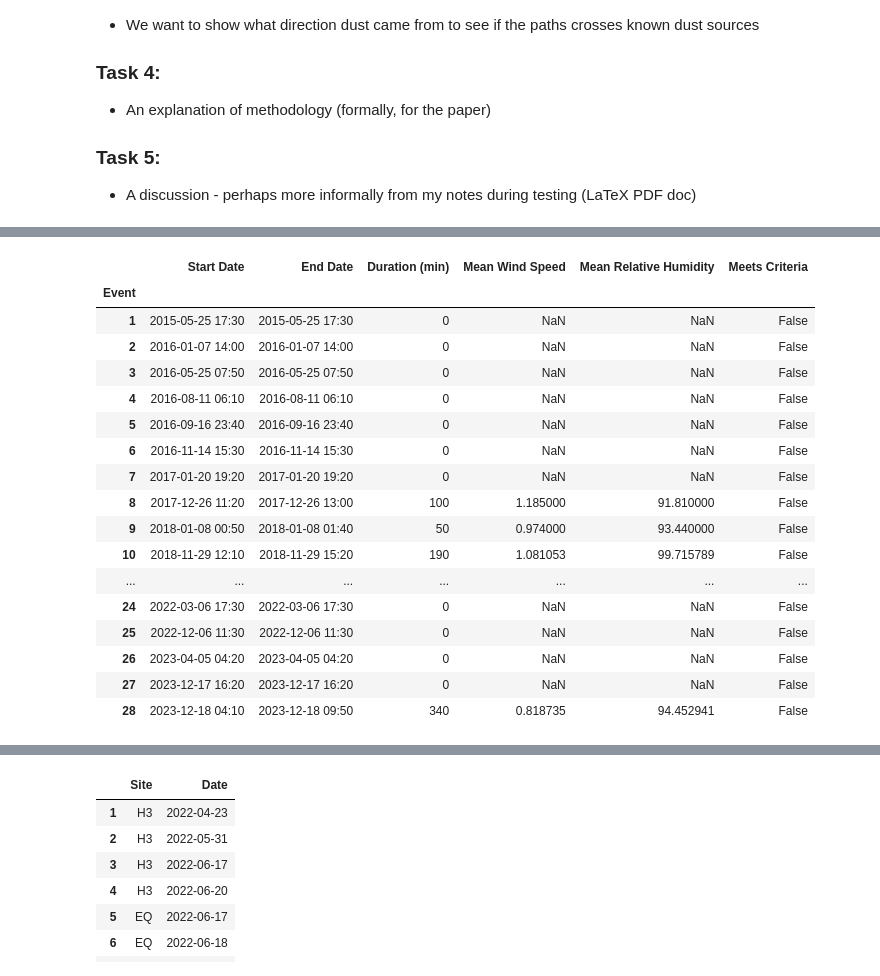
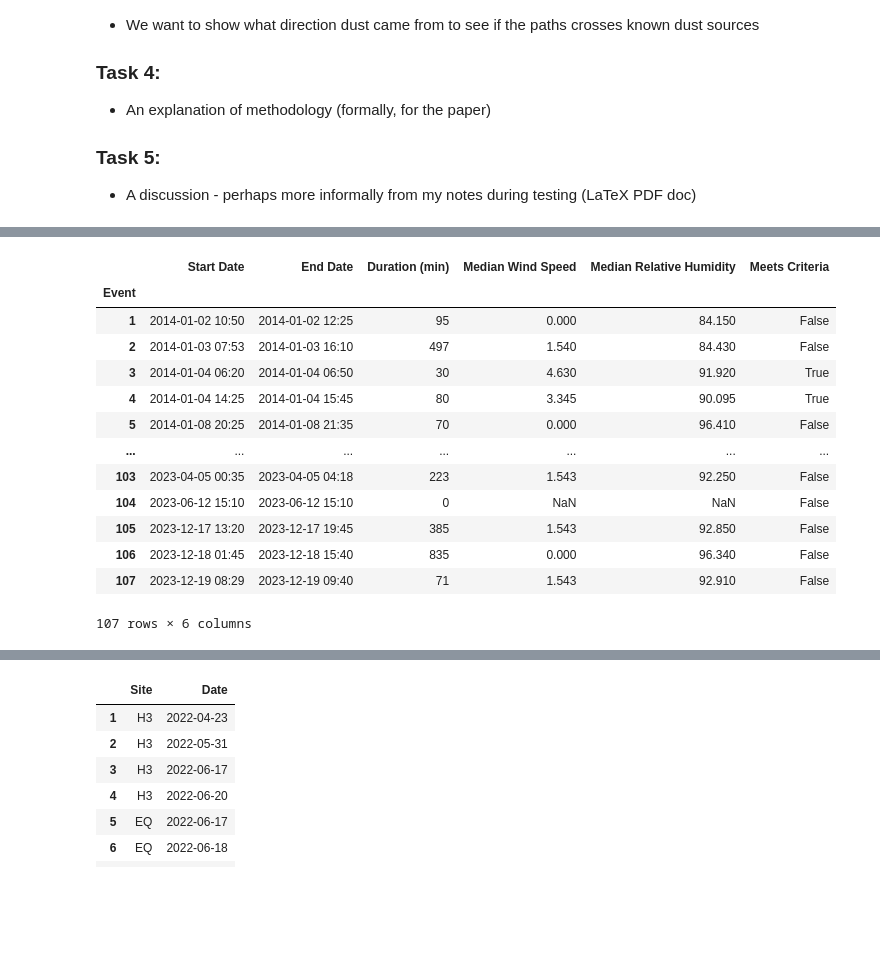
Before and after one commit to Bingham-Research-Center/gsl-dust, a Jupyter notebook: visibility.ipynb, the cells around one changed output, grey strips where cells are left out. Saved outputs shown, nothing was run; the diff lists cells and outputs as text; code cells hidden in the pictures; blank space fills up the shorter version.

```diff
--- a/visibility.ipynb
+++ b/visibility.ipynb
@@ -207,10 +207,10 @@ for loc, stid in stids_vis.items():
     stid_dict[loc] = _df
 
 # for sake of debugging
-site = "Hawthorne"
+# site = "Hawthorne"
 # site = "Bountiful"
 # site = "Weber"
-# site = "Magna"
+site = "Magna"
 # site = "Herriman"
 
 stid = stids_vis[site]
@@ -236,9 +236,15 @@ stid_df
 # %%
-# Now let's detect a "dust event" using the NWS definition of visibility < 0.25 miles (402m) for 3 hours
-# We can do this by creating a new column that is True if visibility < 402m
+# We could define "dust event" using the NWS definition of visibility < 0.25 miles (402m) for 3 hours
+# This may be too conservative
 
-viz_miles = 0.25
-# viz_miles = 0.5
+# Parameters
+max_gap_hours = 3
+
+# 402m
+# viz_miles = 0.25
+# 804m
+viz_miles = 0.5
+
 stid_df['dust_threshold'] = stid_df['visibility'] < viz_miles
 
 # Calculate if a dust event is underway if the threshold is exceeded for 3 hours
@@ -347,58 +348,55 @@ events_df
 all_dust_events = []
 
 for case_num in events_df.index:
     start_date = events_df['Start Date'].loc[case_num]
     end_date = events_df['End Date'].loc[case_num]
 
     # Get the time series data for the case
     stid_df_case = stid_df.loc[start_date:end_date]
 
-    # Calculate the mean wind speed and relative humidity for the case
-    mean_wind_speed = np.nanmean(stid_df_case['wind_speed'])
-    mean_relative_humidity = np.nanmean(stid_df_case['relative_humidity'])
+    # Calculate the median wind speed and relative humidity for the case
+    median_wind_speed = np.nanmedian(stid_df_case['wind_speed'])
+    median_relative_humidity = np.nanmedian(stid_df_case['relative_humidity'])
 
     # Check if the case meets the criteria
-    meets_criteria = (mean_wind_speed > 4) and (mean_relative_humidity < 90)
+    # We assume that the dust is lofted by wind, or a cold pool is cleared out
+    # We also rule out low visibility due to fog or precipitation
+    meets_criteria = (median_wind_speed > 2) and (median_relative_humidity < 95)
 
     all_dust_events.append({
         'Start Date': start_date,
         'End Date': end_date,
         'Duration (min)': events_df['Duration (min)'].loc[case_num],
-        'Mean Wind Speed': mean_wind_speed,
-        'Mean Relative Humidity': mean_relative_humidity,
+        'Median Wind Speed': median_wind_speed,
+        'Median Relative Humidity': median_relative_humidity,
         'Meets Criteria': meets_criteria
     })
 
 # Create a DataFrame for the events
 all_dust_events_df = pd.DataFrame(all_dust_events)
 
 # Display the DataFrame with formatted dates
 # all_dust_events_df['Start Date'] = all_dust_events_df['Start Date'].dt.strftime('%Y-%m-%d %H:%M')
 # all_dust_events_df['End Date'] = all_dust_events_df['End Date'].dt.strftime('%Y-%m-%d %H:%M')
 
 # Set case number as index
 all_dust_events_df.set_index(events_df.index, inplace=True)
-
 all_dust_events_df
 # %% [output]
-|  | Start Date | End Date | Duration (min) | Mean Wind Speed | Mean Relative Humidity | Meets Criteria |
+|  | Start Date | End Date | Duration (min) | Median Wind Speed | Median Relative Humidity | Meets Criteria |
 | Event |  |  |  |  |  |  |
-| 1 | 2015-05-25 17:30 | 2015-05-25 17:30 | 0 | NaN | NaN | False |
-| 2 | 2016-01-07 14:00 | 2016-01-07 14:00 | 0 | NaN | NaN | False |
-| 3 | 2016-05-25 07:50 | 2016-05-25 07:50 | 0 | NaN | NaN | False |
-| 4 | 2016-08-11 06:10 | 2016-08-11 06:10 | 0 | NaN | NaN | False |
-| 5 | 2016-09-16 23:40 | 2016-09-16 23:40 | 0 | NaN | NaN | False |
-| 6 | 2016-11-14 15:30 | 2016-11-14 15:30 | 0 | NaN | NaN | False |
-| 7 | 2017-01-20 19:20 | 2017-01-20 19:20 | 0 | NaN | NaN | False |
-| 8 | 2017-12-26 11:20 | 2017-12-26 13:00 | 100 | 1.185000 | 91.810000 | False |
-| 9 | 2018-01-08 00:50 | 2018-01-08 01:40 | 50 | 0.974000 | 93.440000 | False |
-| 10 | 2018-11-29 12:10 | 2018-11-29 15:20 | 190 | 1.081053 | 99.715789 | False |
+| 1 | 2014-01-02 10:50 | 2014-01-02 12:25 | 95 | 0.000 | 84.150 | False |
+| 2 | 2014-01-03 07:53 | 2014-01-03 16:10 | 497 | 1.540 | 84.430 | False |
+| 3 | 2014-01-04 06:20 | 2014-01-04 06:50 | 30 | 4.630 | 91.920 | True |
+| 4 | 2014-01-04 14:25 | 2014-01-04 15:45 | 80 | 3.345 | 90.095 | True |
+| 5 | 2014-01-08 20:25 | 2014-01-08 21:35 | 70 | 0.000 | 96.410 | False |
 | ... | ... | ... | ... | ... | ... | ... |
-| 24 | 2022-03-06 17:30 | 2022-03-06 17:30 | 0 | NaN | NaN | False |
-| 25 | 2022-12-06 11:30 | 2022-12-06 11:30 | 0 | NaN | NaN | False |
-| 26 | 2023-04-05 04:20 | 2023-04-05 04:20 | 0 | NaN | NaN | False |
-| 27 | 2023-12-17 16:20 | 2023-12-17 16:20 | 0 | NaN | NaN | False |
-| 28 | 2023-12-18 04:10 | 2023-12-18 09:50 | 340 | 0.818735 | 94.452941 | False |
+| 103 | 2023-04-05 00:35 | 2023-04-05 04:18 | 223 | 1.543 | 92.250 | False |
+| 104 | 2023-06-12 15:10 | 2023-06-12 15:10 | 0 | NaN | NaN | False |
+| 105 | 2023-12-17 13:20 | 2023-12-17 19:45 | 385 | 1.543 | 92.850 | False |
+| 106 | 2023-12-18 01:45 | 2023-12-18 15:40 | 835 | 0.000 | 96.340 | False |
+| 107 | 2023-12-19 08:29 | 2023-12-19 09:40 | 71 | 1.543 | 92.910 | False |
+107 rows × 6 columns
 # %%
 # Now subset original events_df to find only those cases where duration exceeds 180 min
 dust_events_df = events_df[events_df["Duration (min)"] > 180]
```
Also changed, not shown: parts of 5 cells of this notebook.
